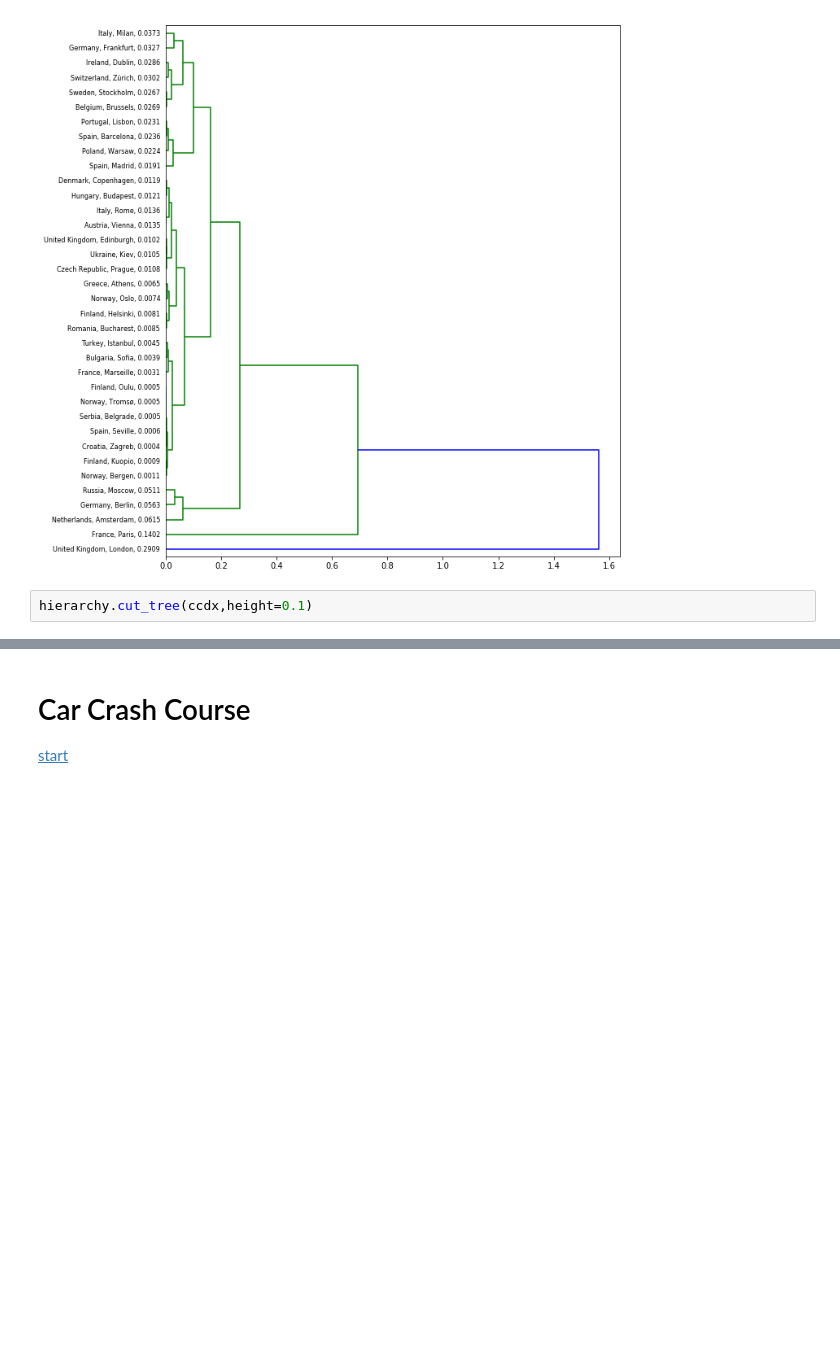
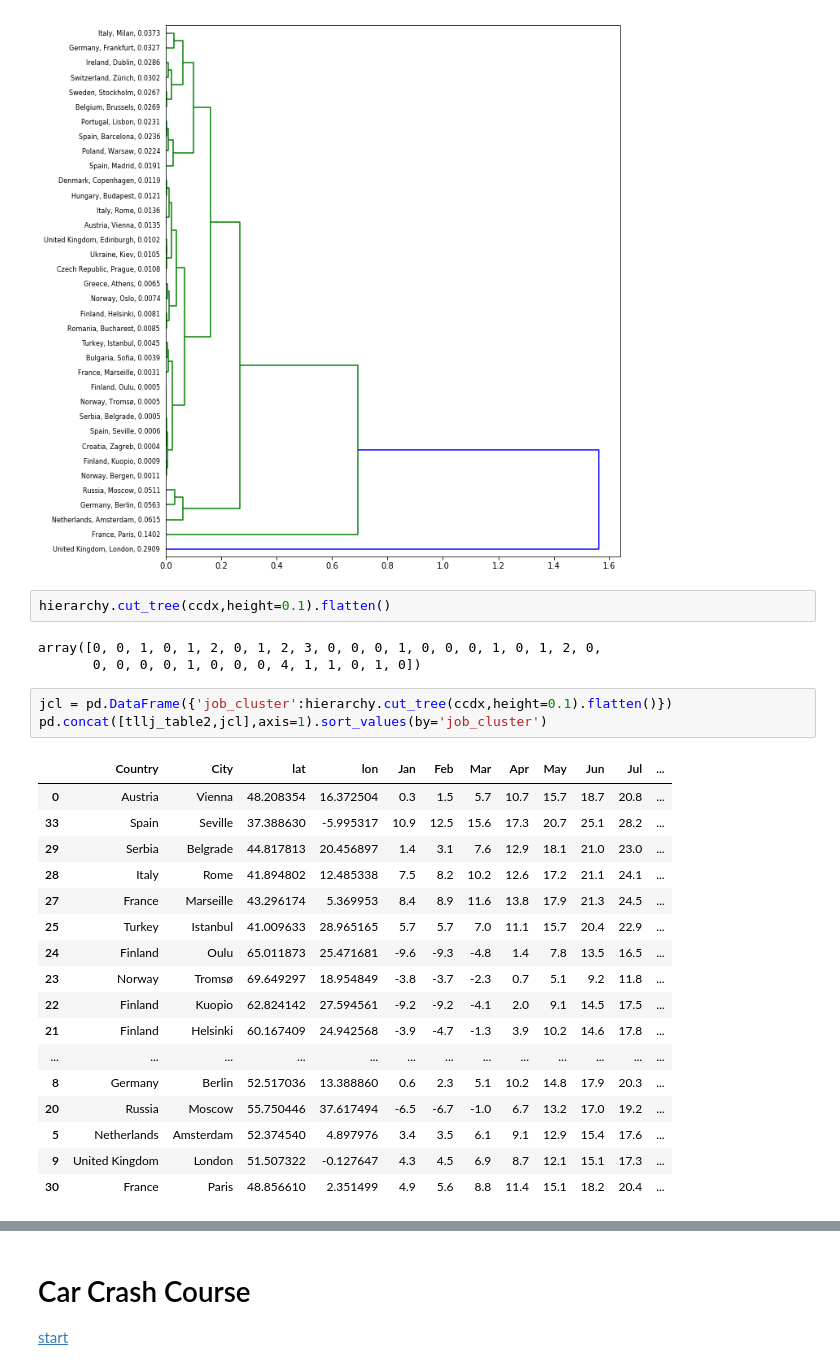
Before and after one commit to rareal/Coursera_Capstone, a Jupyter notebook: Final_project_tests.ipynb, the cells around one changed output, grey strips where cells are left out. Saved outputs shown, nothing was run; the diff lists cells and outputs as text; blank space fills up the shorter version.

```diff
--- a/Final_project_tests.ipynb
+++ b/Final_project_tests.ipynb
@@ -503,4 +516,28 @@ plt.show()
 # %% [output]
 [figure]
 # %%
-hierarchy.cut_tree(ccdx,height=0.1)
+hierarchy.cut_tree(ccdx,height=0.1).flatten()
+# %% [output]
+array([0, 0, 1, 0, 1, 2, 0, 1, 2, 3, 0, 0, 0, 1, 0, 0, 0, 1, 0, 1, 2, 0,
+       0, 0, 0, 0, 1, 0, 0, 0, 4, 1, 1, 0, 1, 0])
+# %%
+jcl = pd.DataFrame({'job_cluster':hierarchy.cut_tree(ccdx,height=0.1).flatten()})
+pd.concat([tllj_table2,jcl],axis=1).sort_values(by='job_cluster')
+# %% [output]
+|  | Country | City | lat | lon | Jan | Feb | Mar | Apr | May | Jun | Jul | ... |
+| 0 | Austria | Vienna | 48.208354 | 16.372504 | 0.3 | 1.5 | 5.7 | 10.7 | 15.7 | 18.7 | 20.8 | ... |
+| 33 | Spain | Seville | 37.388630 | -5.995317 | 10.9 | 12.5 | 15.6 | 17.3 | 20.7 | 25.1 | 28.2 | ... |
+| 29 | Serbia | Belgrade | 44.817813 | 20.456897 | 1.4 | 3.1 | 7.6 | 12.9 | 18.1 | 21.0 | 23.0 | ... |
+| 28 | Italy | Rome | 41.894802 | 12.485338 | 7.5 | 8.2 | 10.2 | 12.6 | 17.2 | 21.1 | 24.1 | ... |
+| 27 | France | Marseille | 43.296174 | 5.369953 | 8.4 | 8.9 | 11.6 | 13.8 | 17.9 | 21.3 | 24.5 | ... |
+| 25 | Turkey | Istanbul | 41.009633 | 28.965165 | 5.7 | 5.7 | 7.0 | 11.1 | 15.7 | 20.4 | 22.9 | ... |
+| 24 | Finland | Oulu | 65.011873 | 25.471681 | -9.6 | -9.3 | -4.8 | 1.4 | 7.8 | 13.5 | 16.5 | ... |
+| 23 | Norway | Tromsø | 69.649297 | 18.954849 | -3.8 | -3.7 | -2.3 | 0.7 | 5.1 | 9.2 | 11.8 | ... |
+| 22 | Finland | Kuopio | 62.824142 | 27.594561 | -9.2 | -9.2 | -4.1 | 2.0 | 9.1 | 14.5 | 17.5 | ... |
+| 21 | Finland | Helsinki | 60.167409 | 24.942568 | -3.9 | -4.7 | -1.3 | 3.9 | 10.2 | 14.6 | 17.8 | ... |
+| ... | ... | ... | ... | ... | ... | ... | ... | ... | ... | ... | ... | ... |
+| 8 | Germany | Berlin | 52.517036 | 13.388860 | 0.6 | 2.3 | 5.1 | 10.2 | 14.8 | 17.9 | 20.3 | ... |
+| 20 | Russia | Moscow | 55.750446 | 37.617494 | -6.5 | -6.7 | -1.0 | 6.7 | 13.2 | 17.0 | 19.2 | ... |
+| 5 | Netherlands | Amsterdam | 52.374540 | 4.897976 | 3.4 | 3.5 | 6.1 | 9.1 | 12.9 | 15.4 | 17.6 | ... |
+| 9 | United Kingdom | London | 51.507322 | -0.127647 | 4.3 | 4.5 | 6.9 | 8.7 | 12.1 | 15.1 | 17.3 | ... |
+| 30 | France | Paris | 48.856610 | 2.351499 | 4.9 | 5.6 | 8.8 | 11.4 | 15.1 | 18.2 | 20.4 | ... |
```
Also changed, not shown: parts of 9 cells of this notebook, 1 other file.
